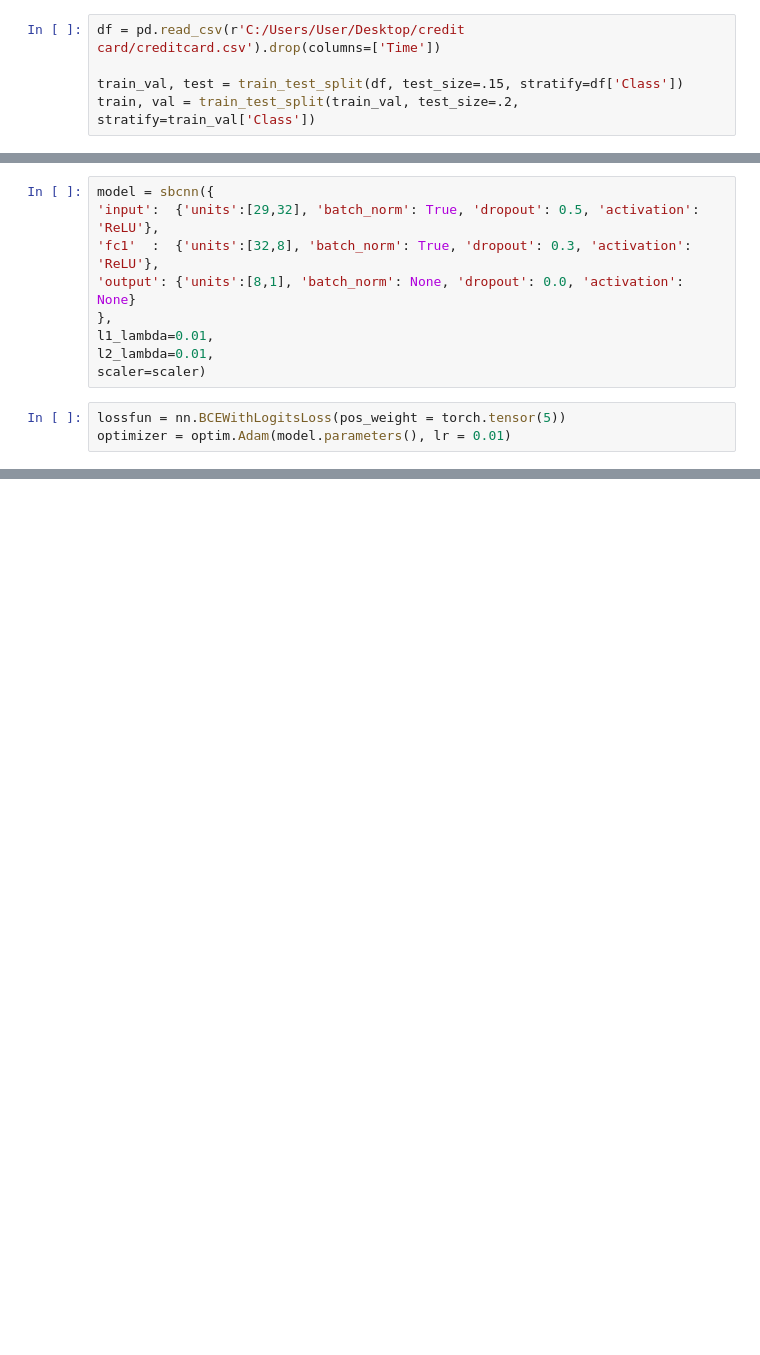
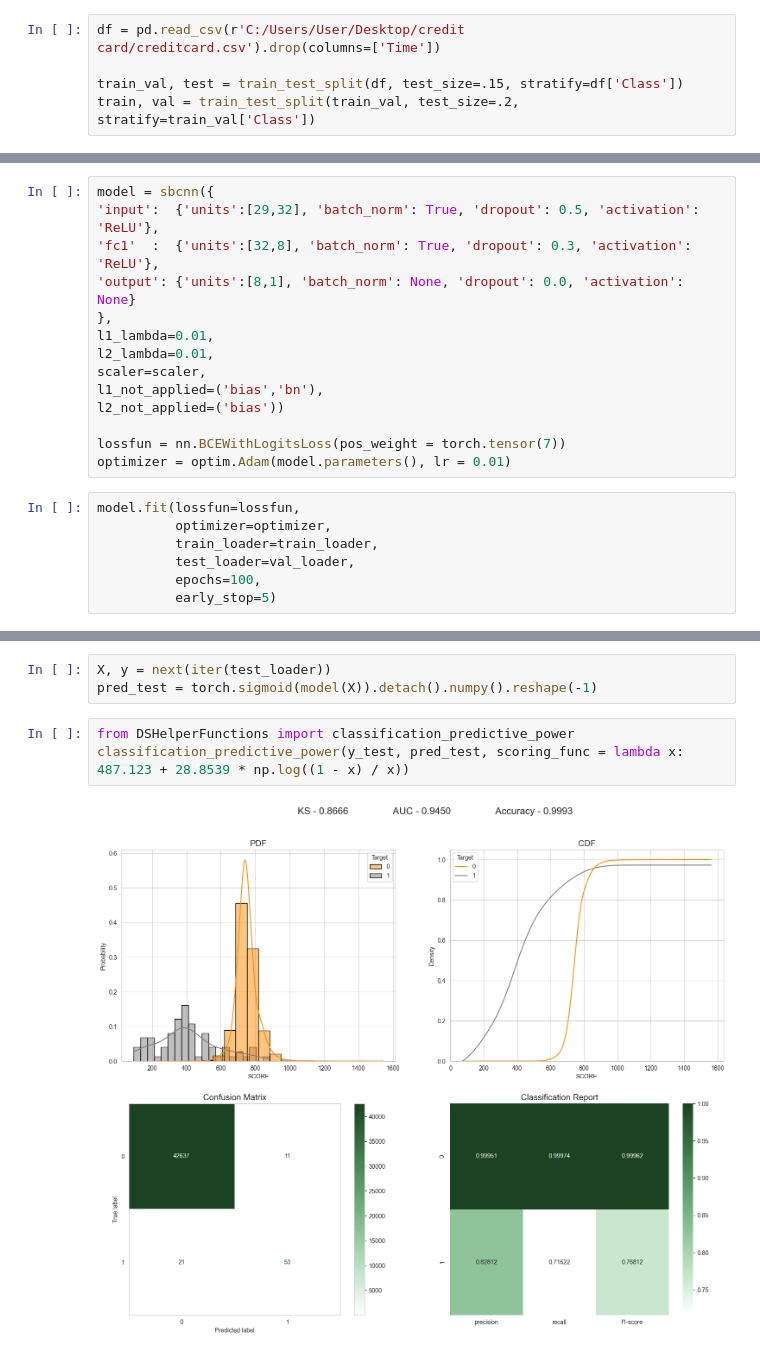
Before and after one commit to Mosula7/Data-Science, a Jupyter notebook: test.ipynb, the cells around one changed output, grey strips where cells are left out. Drawn from its saved outputs; the diff is of its cells as text; blank space fills up the shorter version.

Commit message:
started working on general helper functions

```diff
--- a/test.ipynb
+++ b/test.ipynb
@@ -62,7 +67,16 @@ model = sbcnn({
 },
 l1_lambda=0.01,
 l2_lambda=0.01,
-scaler=scaler)
+scaler=scaler,
+l1_not_applied=('bias','bn'),
+l2_not_applied=('bias'))
+
+lossfun = nn.BCEWithLogitsLoss(pos_weight = torch.tensor(7))
+optimizer = optim.Adam(model.parameters(), lr = 0.01)
-# %%
-lossfun = nn.BCEWithLogitsLoss(pos_weight = torch.tensor(5))
-optimizer = optim.Adam(model.parameters(), lr = 0.01)
+# %%
+model.fit(lossfun=lossfun,
+          optimizer=optimizer,
+          train_loader=train_loader,
+          test_loader=val_loader,
+          epochs=100,
+          early_stop=5)
@@ -68,0 +98,8 @@ optimizer = optim.Adam(model.parameters(), lr = 0.01)
+# %%
+X, y = next(iter(test_loader))
+pred_test = torch.sigmoid(model(X)).detach().numpy().reshape(-1)
+# %%
+from DSHelperFunctions import classification_predictive_power
+classification_predictive_power(y_test, pred_test, scoring_func = lambda x: 487.123 + 28.8539 * np.log((1 - x) / x))
+# %% [output]
+[figure, added]
```
Also changed, not shown: parts of 8 cells of this notebook, 2 other files.
